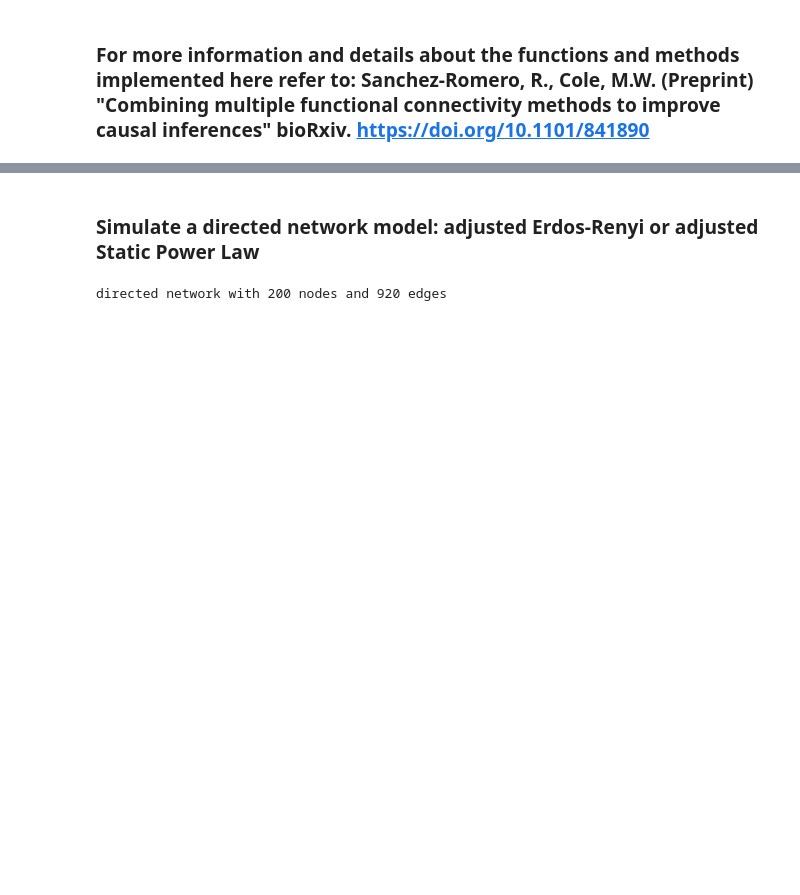
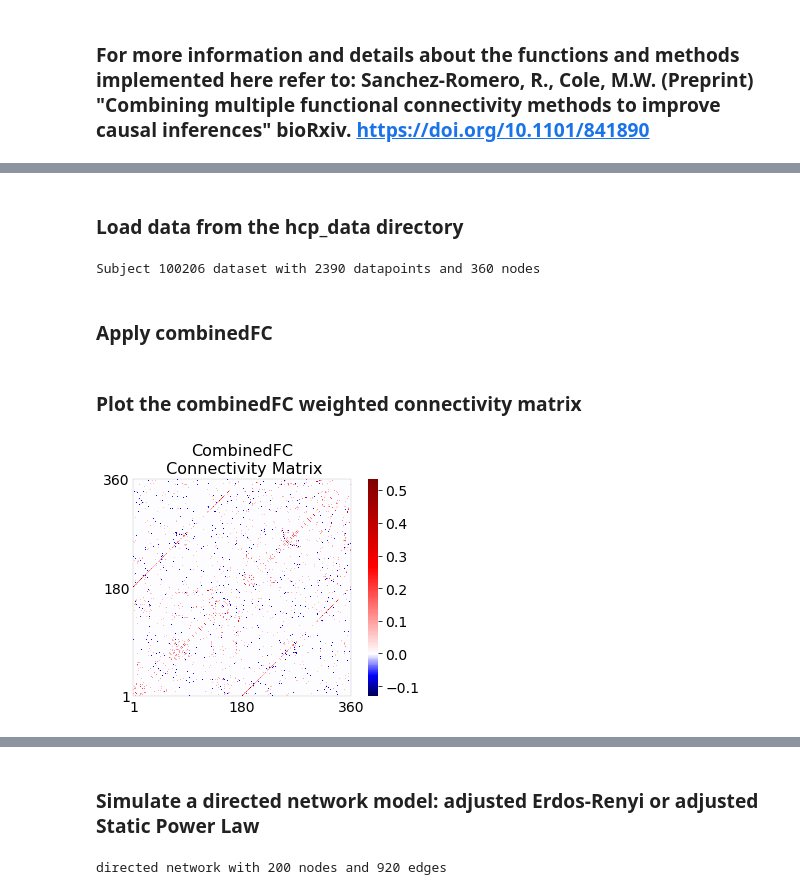
Before and after one commit to ColeLab/CombinedFC, a Jupyter notebook: Functions_Demo.ipynb, the cells around one changed output, grey strips where cells are left out. Cells and saved outputs as stored; diff of their text form; code cells hidden in the pictures; blank space fills up the shorter version.

Commit message:
Add files via upload
add empirical data usage, arrange the order and include a table of contents

```diff
--- a/Functions_Demo.ipynb
+++ b/Functions_Demo.ipynb
@@ -9,0 +20,75 @@ import matplotlib.pyplot as plt
+# %% [markdown]
+### Load data from the hcp_data directory
+# %%
+#Load data for a single subject
+
+#NOTE: Here we are using the "hcp_data" directory included in the repository
+#which includes 100 subjects resting-state fMRI from the HCP, parcellated into 360 regions
+
+#IMPORTANT: The user need to format her own datasets as:
+#matrix with dimensions [datapoints x nodes] and no headers.
+
+#NOTE: The following are steps to read and load data in h5 format
+#(http://docs.h5py.org/en/stable/)
+
+#The user should adjust the script according to her own datasets
+#For example, to load a txt file the user can use the numpy loadtxt function
+#(https://docs.scipy.org/doc/numpy/reference/generated/numpy.loadtxt.html)
+#eg., for a comma separated file with headers in the first row use:
+#data = np.loadtxt('datafile.txt',comments='None', delimiter=',',skiprows=1)
+
+
+import h5py
+datadir = 'hcp_data'  #directory path for the datasets
+subject_id = '100206'  #just select one of the subjects. The directory has 100.
+#HCP data includes 4 resting state fMRI datasets per subjects,
+#select how many of these you want to concatenate
+#In this example, we just use 2 of the datasets
+restRuns = ['rfMRI_REST1_RL','rfMRI_REST1_LR'] #,'rfMRI_REST2_RL', 'rfMRI_REST2_LR']
+#Read the h5 file
+h5file = h5py.File(f'{datadir}/{subject_id}_data.h5','r')
+#initialize the variable where the data will be concatenated
+rest_data = []
+#loop through the resting state fMRI datasets that were selected in restRuns
+for run in restRuns:
+    #extract the resting-state data from the h5 file, [:] loads it as an array
+    tmp = h5file[f'{run}/nuisanceReg_resid_24pXaCompCorXVolterra'][:]
+    #concatenate the resting state datasets (transpose to get [nDatapoints x nNodes])
+    rest_data.extend(tmp.T)
+
+#save the nDatapoints x 360 nodes dataset (1195 datapoints per run)
+rest_data = np.asarray(rest_data)
+#IMPORTANT: close the h5 file
+h5file.close()
+
+print(f'Subject {subject_id} dataset with {rest_data.shape[0]} datapoints and {rest_data.shape[1]} nodes')
+# %% [output]
+Subject 100206 dataset with 2390 datapoints and 360 nodes
+# %% [markdown]
+### Apply combinedFC
+# %%
+#Important: the dataset input has to be a matrix [datapoints x nodes], and without header.
+#see the function code for more details.
+
+#Returns the symmetric combinedFC connectivity matrix [nodes x nodes]
+Mcfc_subj = cfc.combinedFC(dataset = rest_data,
+            methodCondAsso = 'partialCorrelation', #method used to compute conditional associations
+            methodParcorr='inverseCovariance',     #if Partial Correlation, choose "inversecovariance" or "regression"
+            alphaCondAsso = 0.01,                  #alpha cutoff for conditional association
+            methodAsso = 'correlation',            #method used to compute bivariate associations
+            alphaAsso = 0.01,                      #alpha curtoff for bivariate association
+            equivalenceTestAsso = False,           #True for equivalence test, False for non-significance criterion
+            lower_bound = -0.2,                    #lower bound for equivalence test
+            upper_bound = +0.2                     #upper bound for equivalence test
+            )
+# %% [markdown]
+### Plot the combinedFC weighted connectivity matrix
+# %%
+#Plot the combinedFC symmetric weighted connectivity matrix
+#with a colorbar with red for positive and blue for negative values
+fig, ax = cfc.plotConnectivityMatrix(ConnMat = Mcfc_subj,         #input weighted connectivity matrix
+                           methodTitle='CombinedFC\n Connectivity Matrix',    #title for the plot
+                           )
+fig.show()
+# %% [output]
+[figure, added]
```
Also changed, not shown: parts of 21 cells of this notebook.
